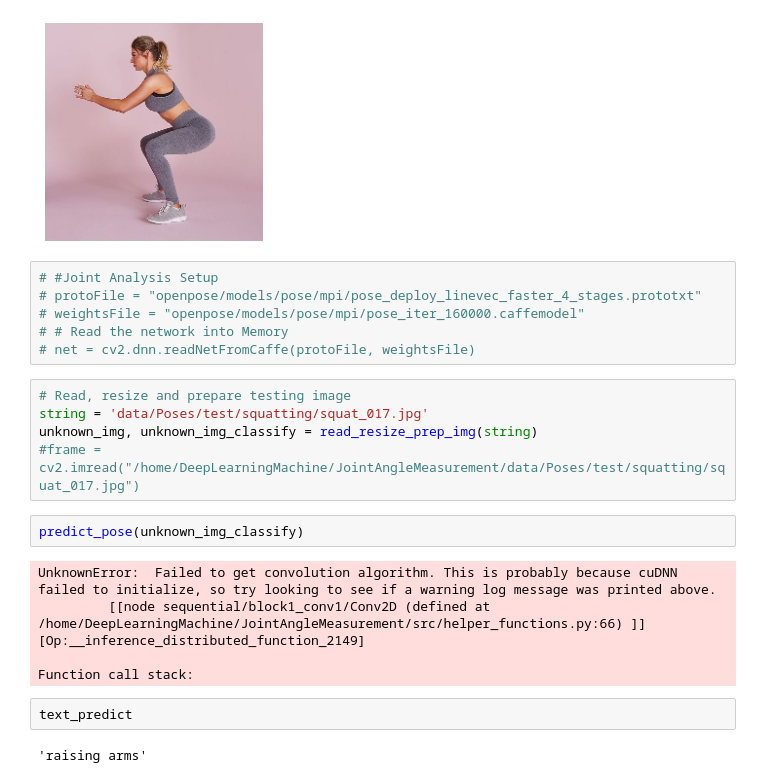
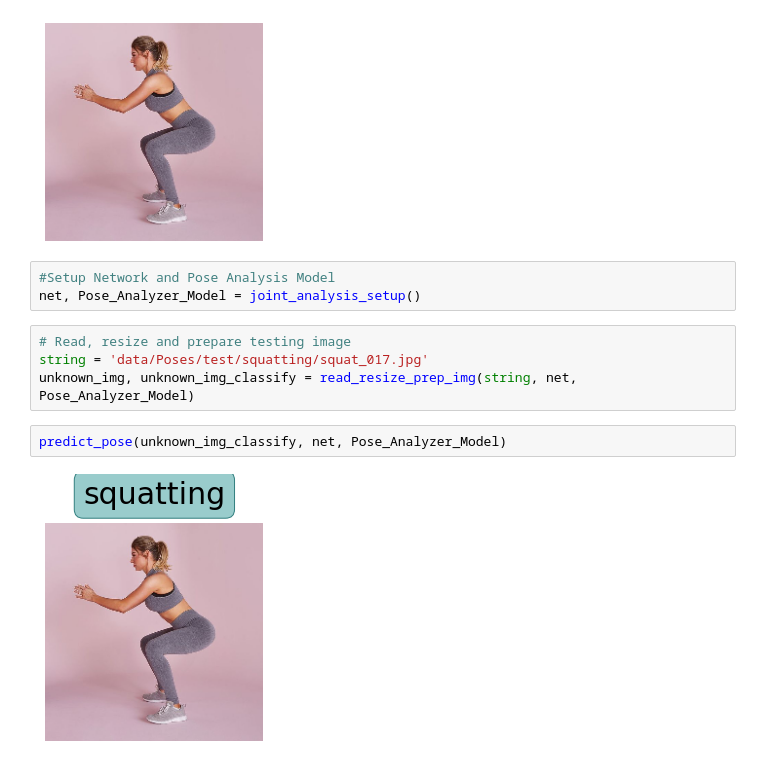
Before and after one commit to moonbeam5115/JointAngleMeasurement, a Jupyter notebook: notebooks/03_Pose_and_Joint_Detection.ipynb, the cells around one changed output. Cells and saved outputs as stored; diff of their text form.

```diff
--- a/notebooks/03_Pose_and_Joint_Detection.ipynb
+++ b/notebooks/03_Pose_and_Joint_Detection.ipynb
@@ -76,25 +69,14 @@ plt.axis('off')
 plt.show()
 # %% [output]
 [figure]
-# %%
-# #Joint Analysis Setup
-# protoFile = "openpose/models/pose/mpi/pose_deploy_linevec_faster_4_stages.prototxt"
-# weightsFile = "openpose/models/pose/mpi/pose_iter_160000.caffemodel"
-# # Read the network into Memory
-# net = cv2.dnn.readNetFromCaffe(protoFile, weightsFile)
+# %%
+#Setup Network and Pose Analysis Model
+net, Pose_Analyzer_Model = joint_analysis_setup()
 # %%
 # Read, resize and prepare testing image
 string = 'data/Poses/test/squatting/squat_017.jpg'
-unknown_img, unknown_img_classify = read_resize_prep_img(string)
-#frame = cv2.imread("/home/DeepLearningMachine/JointAngleMeasurement/data/Poses/test/squatting/squat_017.jpg")
+unknown_img, unknown_img_classify = read_resize_prep_img(string, net, Pose_Analyzer_Model)
 # %%
-predict_pose(unknown_img_classify)
+predict_pose(unknown_img_classify, net, Pose_Analyzer_Model)
 # %% [output]
-UnknownError:  Failed to get convolution algorithm. This is probably because cuDNN failed to initialize, so try looking to see if a warning log message was printed above.
-         [[node sequential/block1_conv1/Conv2D (defined at /home/DeepLearningMachine/JointAngleMeasurement/src/helper_functions.py:66) ]] [Op:__inference_distributed_function_2149]
-
-Function call stack:
+[figure, added]
-# %%
-text_predict
-# %% [output]
-'raising arms'
```
Also changed, not shown: parts of 19 cells of this notebook, 3 other files.
